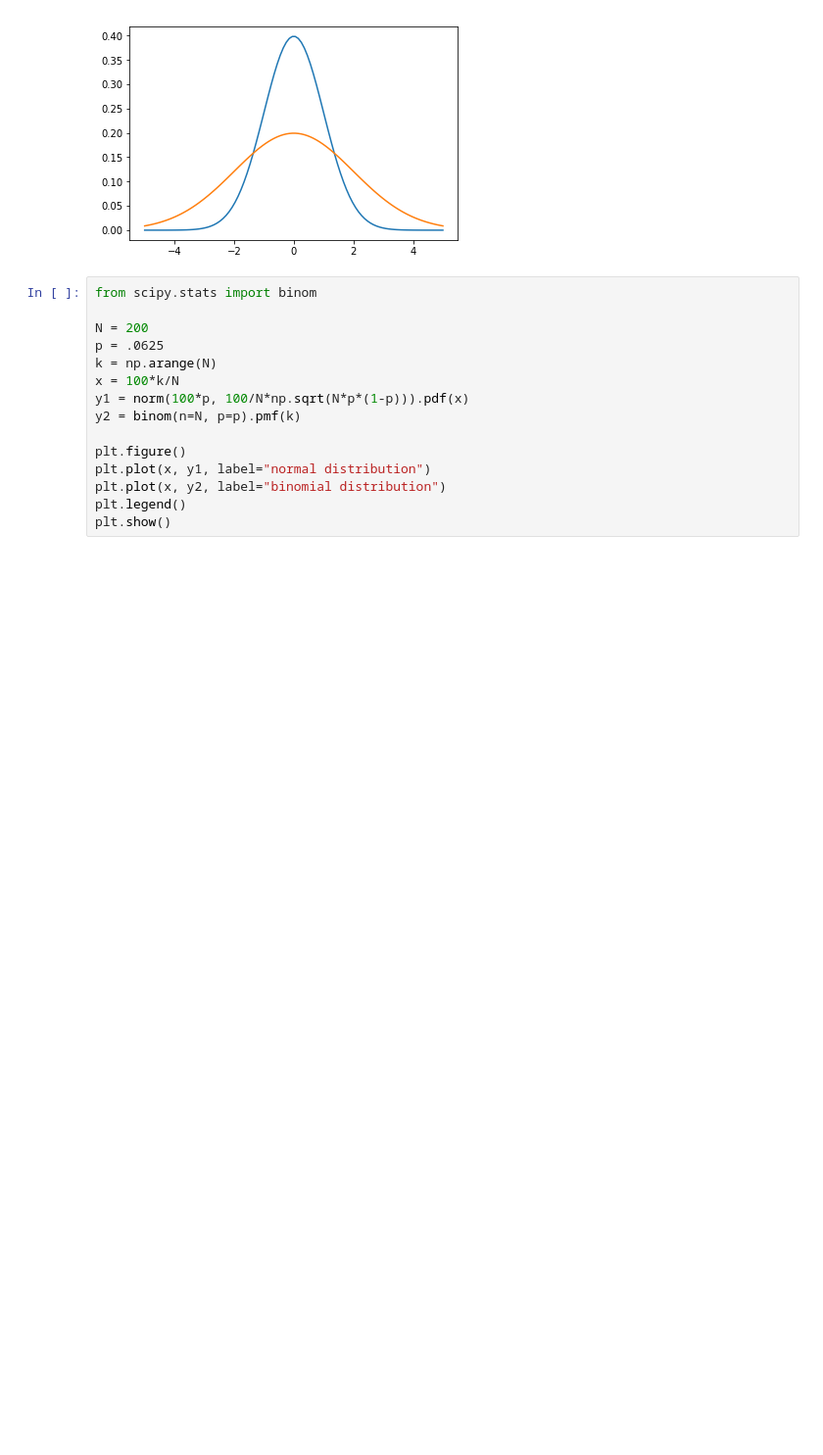
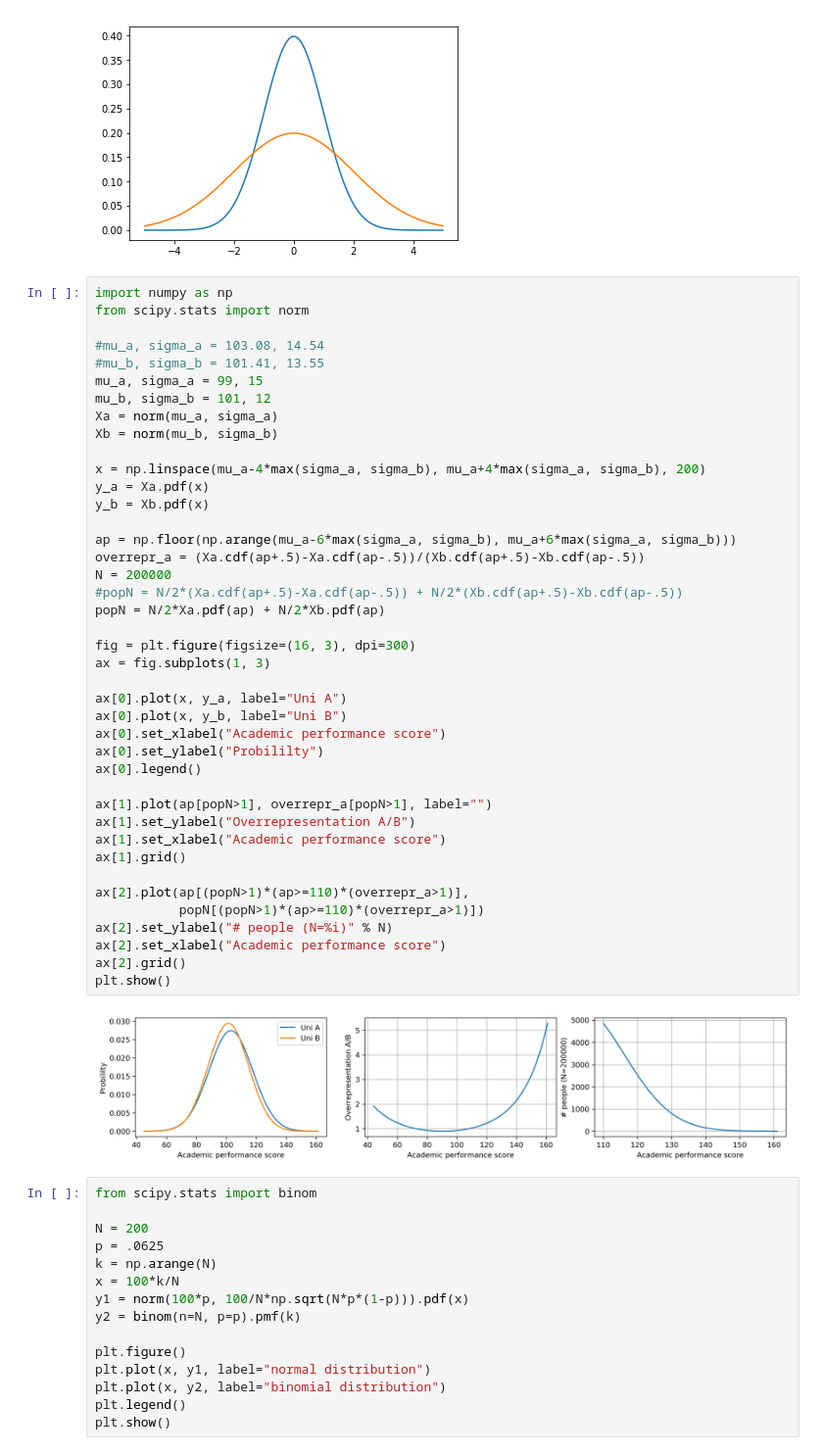
Before and after one commit to fredrikwahlberg/5LN445, a Jupyter notebook: Statistics - Plotting.ipynb, the cells around one changed output. Shown: that part at 98% size. Saved outputs shown, nothing was run; the diff lists cells and outputs as text; blank space fills up the shorter version.

Commit message:
Some updates for the binom visualisations

```diff
--- a/Statistics - Plotting.ipynb
+++ b/Statistics - Plotting.ipynb
@@ -71,6 +71,49 @@ plt.plot(x, y2)
 plt.show()
 # %% [output]
 [figure]
+# %%
+import numpy as np
+from scipy.stats import norm
+
+#mu_a, sigma_a = 103.08, 14.54
+#mu_b, sigma_b = 101.41, 13.55
+mu_a, sigma_a = 99, 15
+mu_b, sigma_b = 101, 12
+Xa = norm(mu_a, sigma_a)
+Xb = norm(mu_b, sigma_b)
+
+x = np.linspace(mu_a-4*max(sigma_a, sigma_b), mu_a+4*max(sigma_a, sigma_b), 200)
+y_a = Xa.pdf(x)
+y_b = Xb.pdf(x)
+
+ap = np.floor(np.arange(mu_a-6*max(sigma_a, sigma_b), mu_a+6*max(sigma_a, sigma_b)))
+overrepr_a = (Xa.cdf(ap+.5)-Xa.cdf(ap-.5))/(Xb.cdf(ap+.5)-Xb.cdf(ap-.5))
+N = 200000
+#popN = N/2*(Xa.cdf(ap+.5)-Xa.cdf(ap-.5)) + N/2*(Xb.cdf(ap+.5)-Xb.cdf(ap-.5))
+popN = N/2*Xa.pdf(ap) + N/2*Xb.pdf(ap)
+
+fig = plt.figure(figsize=(16, 3), dpi=300)
+ax = fig.subplots(1, 3)
+
+ax[0].plot(x, y_a, label="Uni A")
+ax[0].plot(x, y_b, label="Uni B")
+ax[0].set_xlabel("Academic performance score")
+ax[0].set_ylabel("Probililty")
+ax[0].legend()
+
+ax[1].plot(ap[popN>1], overrepr_a[popN>1], label="")
+ax[1].set_ylabel("Overrepresentation A/B")
+ax[1].set_xlabel("Academic performance score")
+ax[1].grid()
+
+ax[2].plot(ap[(popN>1)*(ap>=110)*(overrepr_a>1)],
+           popN[(popN>1)*(ap>=110)*(overrepr_a>1)])
+ax[2].set_ylabel("# people (N=%i)" % N)
+ax[2].set_xlabel("Academic performance score")
+ax[2].grid()
+plt.show()
+# %% [output]
+[figure, added]
 # %%
 from scipy.stats import binom
 
```
Also changed, not shown: parts of 5 cells of this notebook, 1 other file.
